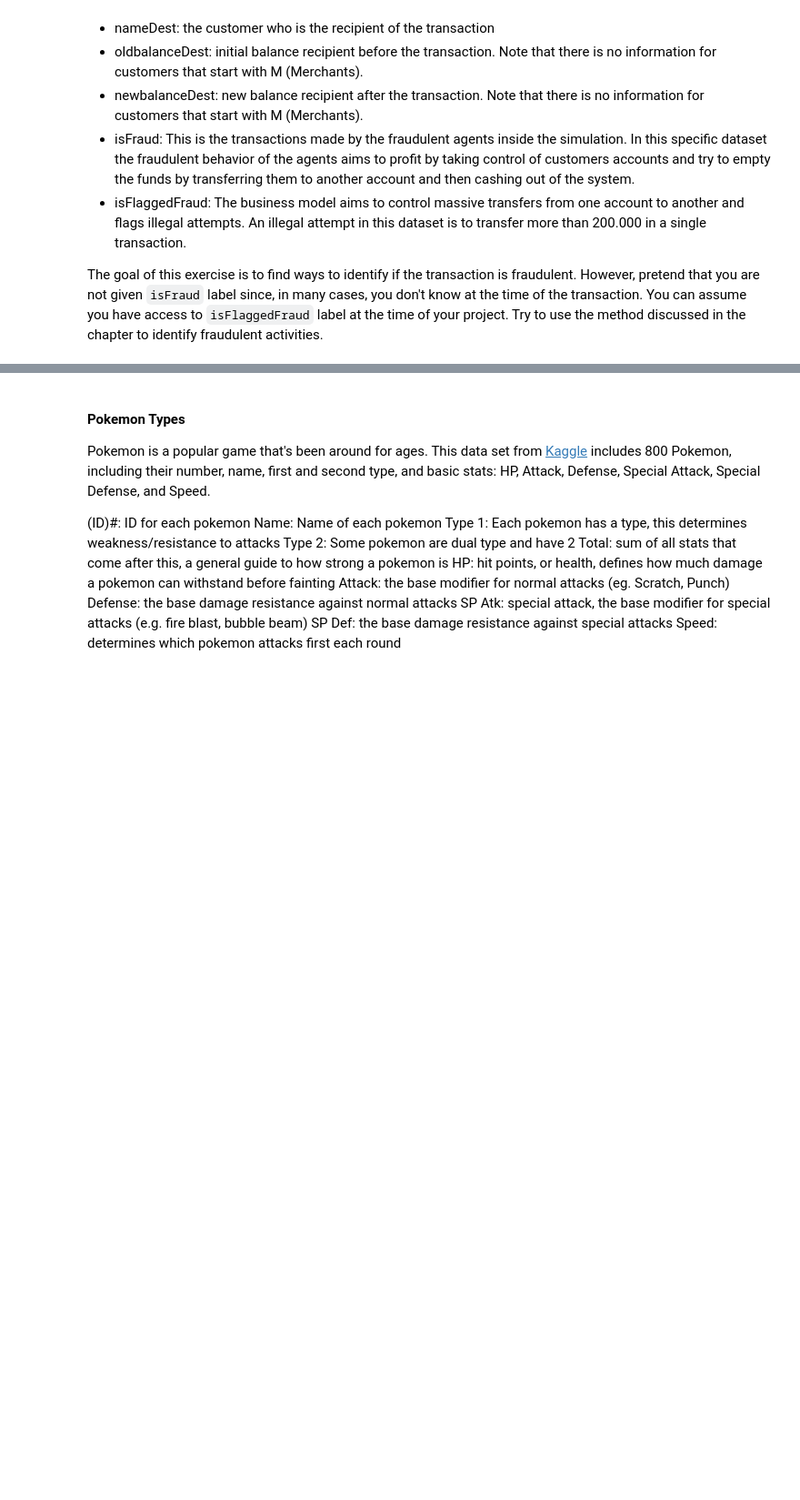
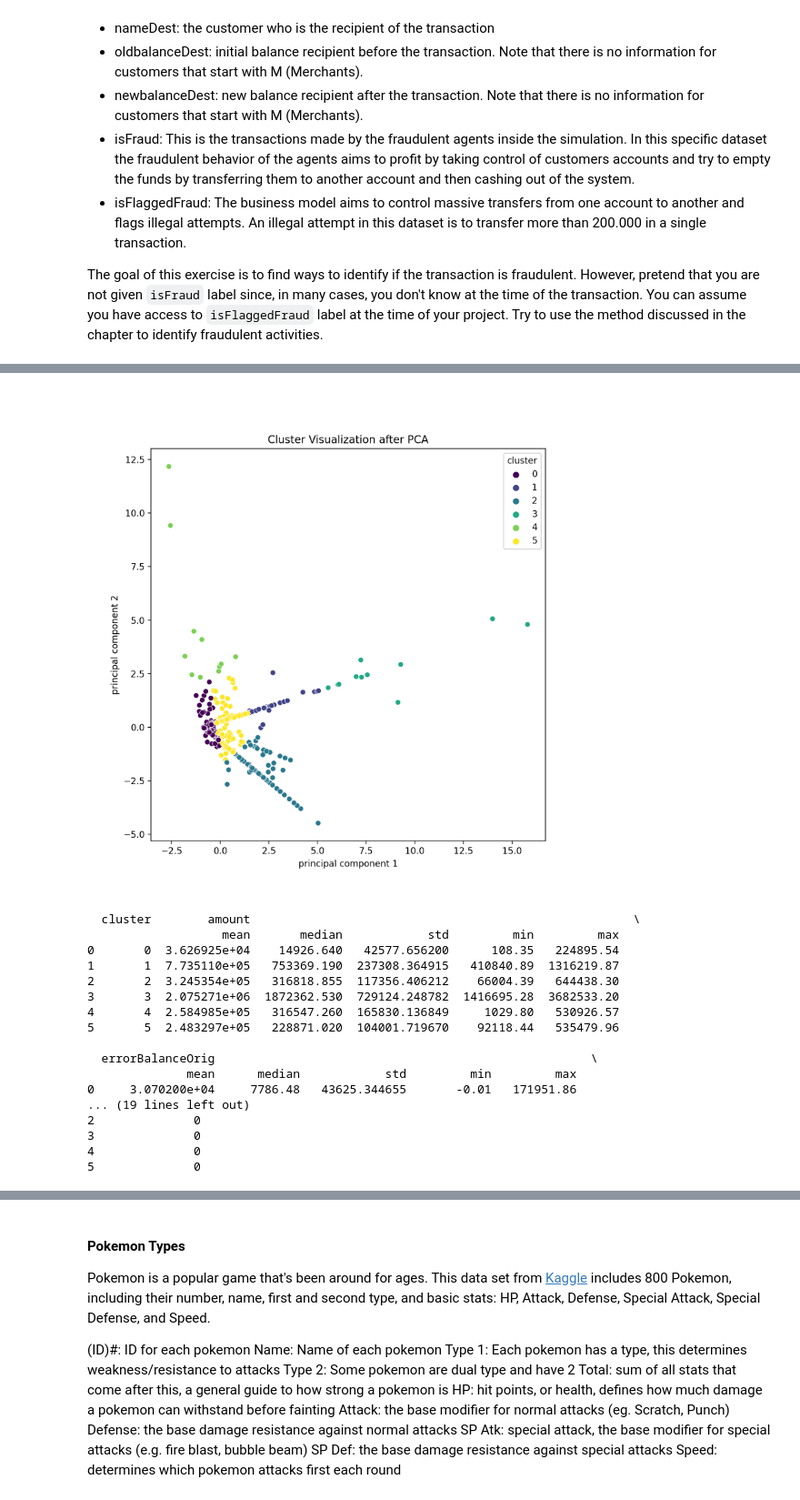
Before and after one commit to BU-MSSP-Classroom/MA679_Spring2024_09_unsupervised-fengyuanshen, a Jupyter notebook: Ch12_Unsupervised_Python.ipynb, the cells around one changed output, grey strips where cells are left out. Shown at 91% size. Drawn from its saved outputs; the diff is of its cells as text; code cells hidden in the pictures; blank space fills up the shorter version.

```diff
--- a/Ch12_Unsupervised_Python.ipynb
+++ b/Ch12_Unsupervised_Python.ipynb
@@ -56,0 +168,46 @@ The goal of this exercise is to find ways to identify if the transaction is frau
+# %%
+optimal_k = 6
+kmeans_optimal = KMeans(n_clusters=optimal_k, random_state=0)
+Fd['cluster'] = kmeans_optimal.fit_predict(features_scaled)
+# %%
+# PCA for visualization
+pca = PCA(n_components=2)
+principalComponents = pca.fit_transform(features_scaled)
+principalDf = pd.DataFrame(data = principalComponents, columns = ['principal component 1', 'principal component 2'])
+finalDf = pd.concat([principalDf, Fd[['cluster']]], axis = 1)
+
+# Visualization
+plt.figure(figsize=(8,8))
+sns.scatterplot(x="principal component 1", y="principal component 2", hue="cluster", data=finalDf, palette="viridis")
+plt.title('Cluster Visualization after PCA')
+plt.show()
+
+# Analyzing Clusters: Statistics for Each Cluster
+cluster_stats = Fd.groupby('cluster').agg({
+    'amount': ['mean', 'median', 'std', 'min', 'max'],
+    'errorBalanceOrig': ['mean', 'median', 'std', 'min', 'max'],
+    'errorBalanceDest': ['mean', 'median', 'std', 'min', 'max'],
+    'isFlaggedFraud': 'sum'
+}).reset_index()
+
+# Displaying statistics for each cluster to identify potential anomalies
+print(cluster_stats)
+# %% [output]
+[figure, added]
+  cluster        amount                                                      \
+                   mean       median            std         min         max
+0       0  3.626925e+04    14926.640   42577.656200      108.35   224895.54
+1       1  7.735110e+05   753369.190  237308.364915   410840.89  1316219.87
+2       2  3.245354e+05   316818.855  117356.406212    66004.39   644438.30
+3       3  2.075271e+06  1872362.530  729124.248782  1416695.28  3682533.20
+4       4  2.584985e+05   316547.260  165830.136849     1029.80   530926.57
+5       5  2.483297e+05   228871.020  104001.719670    92118.44   535479.96
+
+  errorBalanceOrig                                                     \
+              mean      median            std         min         max
+0     3.070200e+04     7786.48   43625.344655       -0.01   171951.86
+... (19 lines left out)
+2              0
+3              0
+4              0
+5              0
```
Also changed, not shown: parts of 9 cells of this notebook.
